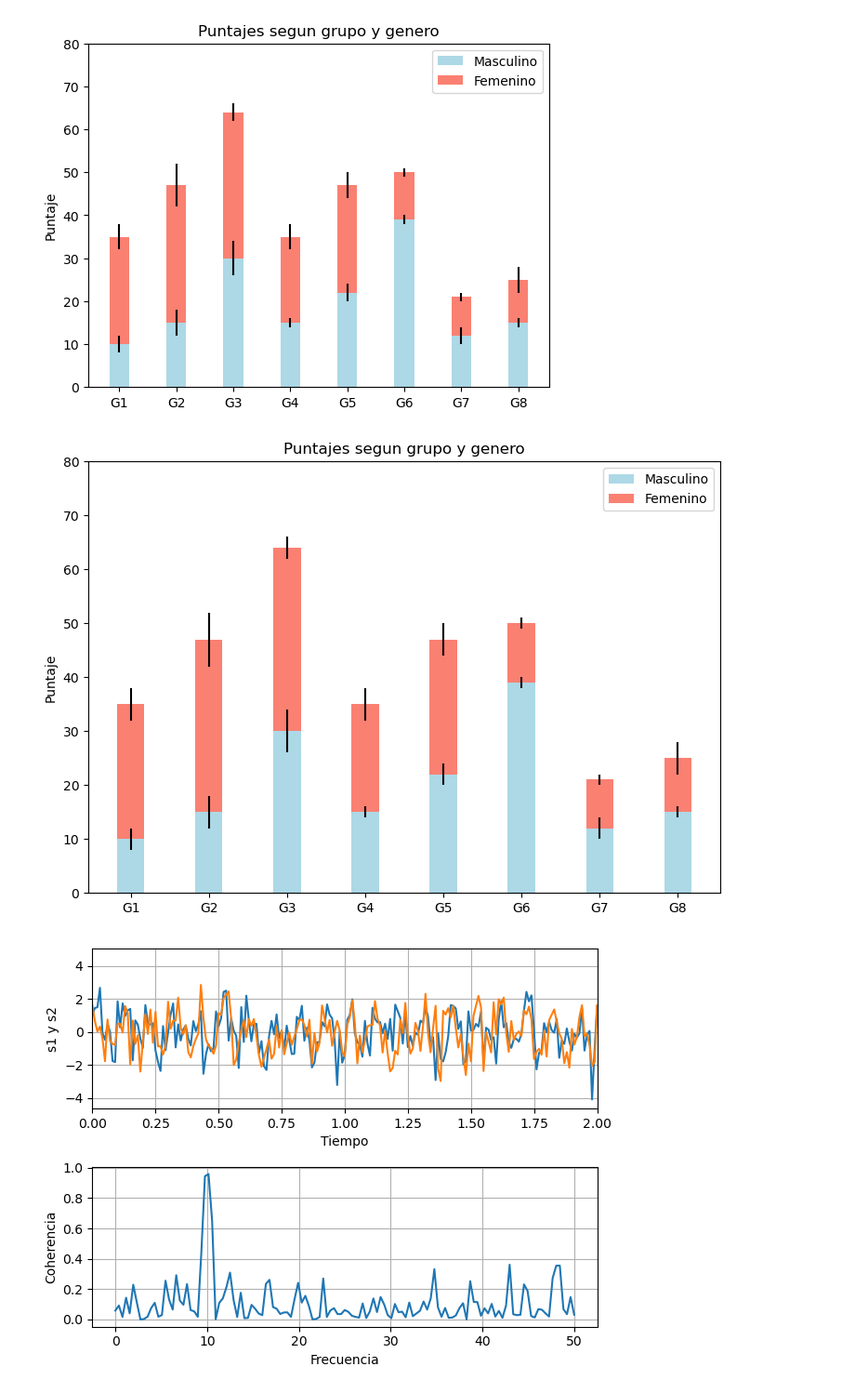
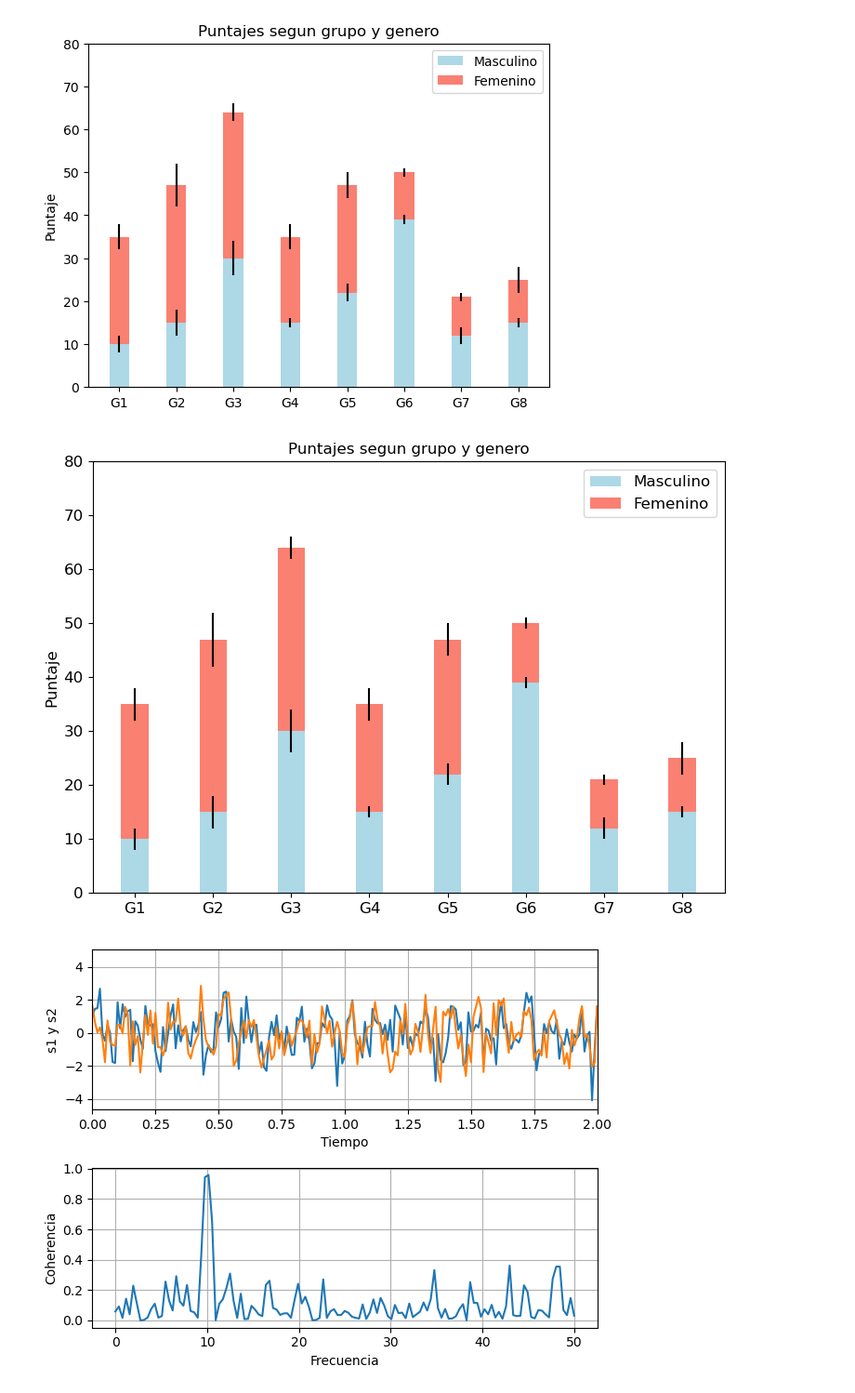
Before and after one commit to dbrisaro/Circulacion-General-FCEN, a Jupyter notebook: tutoriales/Introduccion-python.ipynb, the cells around one changed output. Shown at 93% size. Drawn from its saved outputs; the diff is of its cells as text; code cells hidden in the pictures.

```diff
--- a/tutoriales/Introduccion-python.ipynb
+++ b/tutoriales/Introduccion-python.ipynb
@@ -291,23 +309,26 @@ plt.show()
 # %%
 figpath = '/home/daniufundar/Documents/Docencia/Circulacion/circulacion-2c2022/tutoriales/'
 figname = 'barplot'
+
 fig = plt.figure(figsize=(8,8))
 plt.clf()
 ax = plt.axes([0.05, 0.05, 0.85, 0.58])
+# [xo, yo, width, height]
 
 p1 = ax.bar(ind, medias_masc, width, yerr=std_masc, color='lightblue')
 p2 = ax.bar(ind, medias_fem, width,
              bottom=medias_masc, yerr=std_fem, color='salmon')
 
-ax.set_ylabel('Puntaje')
+ax.tick_params(labelsize=12)
+ax.set_ylabel('Puntaje', fontsize=12)
 ax.set_title('Puntajes segun grupo y genero')
 ax.set_xticks(ind, ('G1', 'G2', 'G3', 'G4', 'G5', 'G6', 'G7', 'G8'))
 ax.set_yticks(np.arange(0, 81, 10))
-ax.legend((p1[0], p2[0]), ('Masculino', 'Femenino'))
+ax.legend((p1[0], p2[0]), ('Masculino', 'Femenino'), fontsize=12)
 
-fig.savefig(figpath+figname, dpi=300, bbox_inches='tight')
+fig.savefig(figpath+figname, dpi=200, bbox_inches='tight')
 # %% [output]
-[figure, old version]
+[figure, new version]
 # %%
 # Gráfico de lineas
 
```
Also changed, not shown: parts of 13 cells of this notebook, 3 other files.
